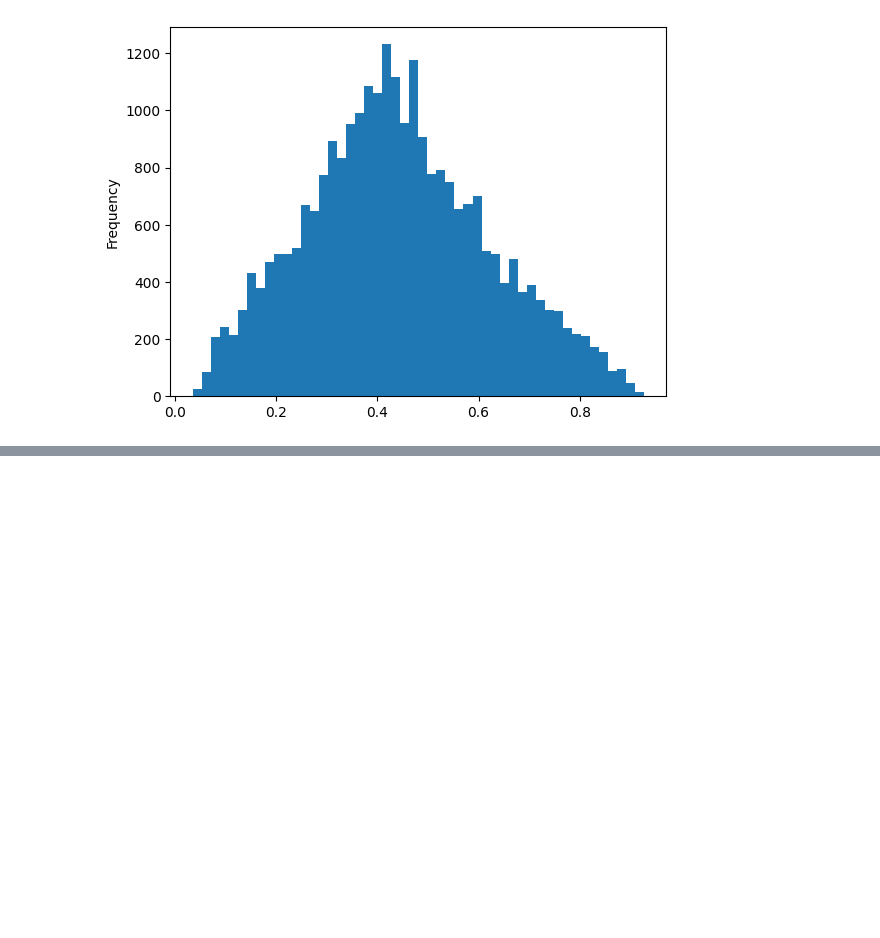
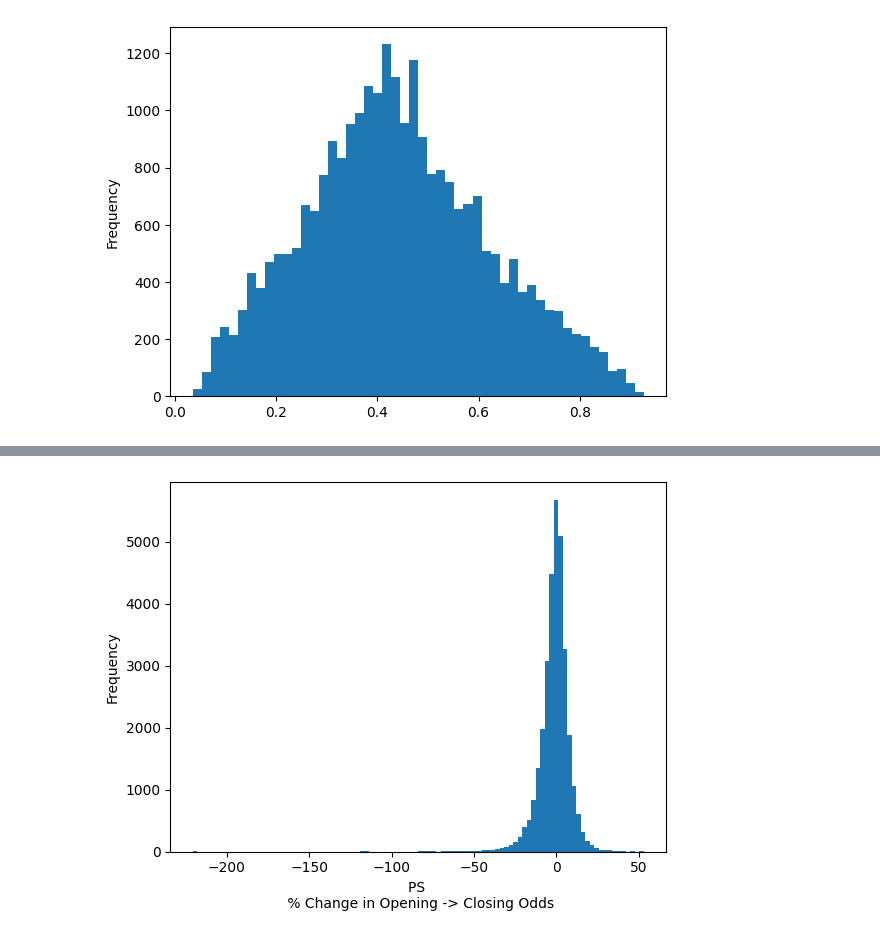
Before and after one commit to dave-mannion/football, a Jupyter notebook: odds_analysis.ipynb, the cells around one changed output, grey strips where cells are left out. Drawn from its saved outputs; the diff is of its cells as text; code cells hidden in the pictures; blank space fills up the shorter version.

```diff
--- a/odds_analysis.ipynb
+++ b/odds_analysis.ipynb
@@ -252,0 +170,10 @@ weighted avg       0.69      0.66      0.66       380
+# %%
+def plot_opening_and_closing_differences(df_with_historical_odds,book_name=''):
+    diff = (100*(df_with_historical_odds[f'{book_name}H']-df_with_historical_odds[f'{book_name}CH'])/df_with_historical_odds[f'{book_name}H'])
+    diff.plot.hist(bins=100)
+    plt.xlabel(f'{book_name} \n % Change in Opening -> Closing Odds')
+    return diff
+
+diff = plot_opening_and_closing_differences(football_data_odds,'PS')
+# %% [output]
+[figure, added]
```
Also changed, not shown: parts of 34 cells of this notebook.
